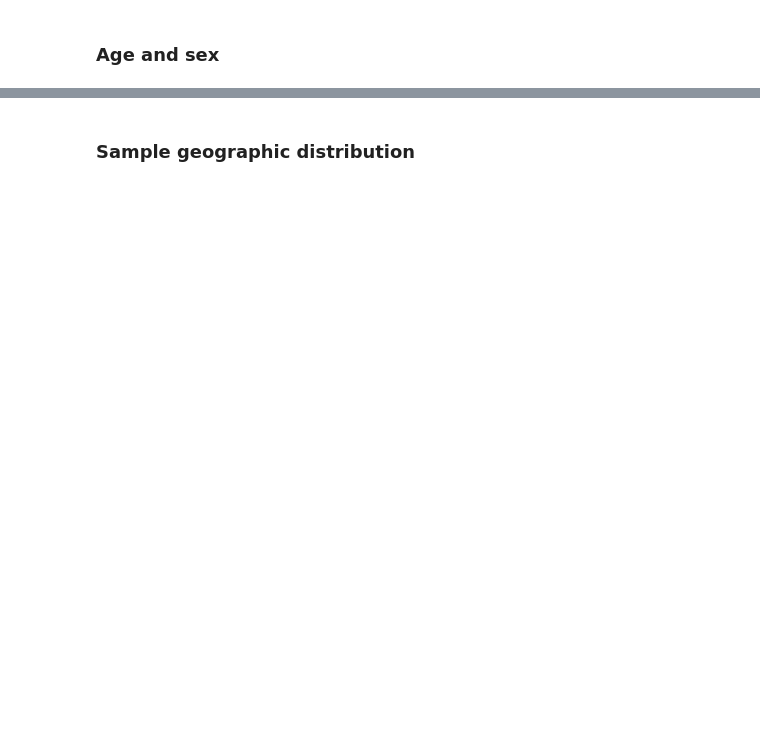
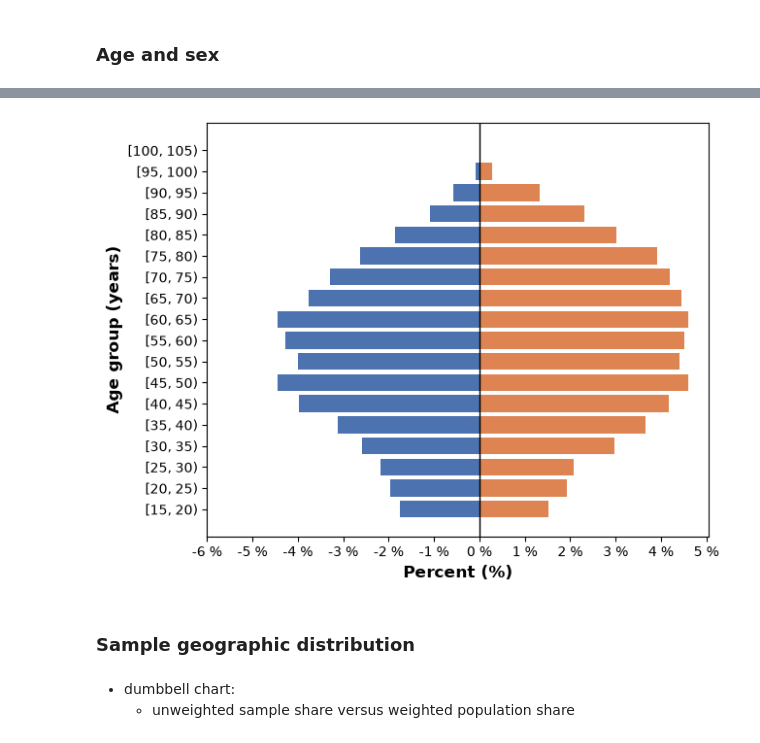
Before and after one commit to LoloCG/INE-health-data-Test, a Jupyter notebook: notebooks/01_esde_adult_2023_data_audit.ipynb, the cells around one changed output, grey strips where cells are left out. Drawn from its saved outputs; the diff is of its cells as text; code cells hidden in the pictures; blank space fills up the shorter version.

Commit message:
started adding age pyramid unweighted

```diff
--- a/notebooks/01_esde_adult_2023_data_audit.ipynb
+++ b/notebooks/01_esde_adult_2023_data_audit.ipynb
@@ -183,2 +192,56 @@ All 21032 adult records are therefore retained for the population-representation
+# %%
+label_df = add_value_labels(raw_pop_df).drop(columns="EDADa_label")
+
+age_sex_df = label_df.copy().drop(columns=["CCAA","CCAA_label"])
+age_sex_df["age_band"] = pd.cut(
+    age_sex_df["EDADa"],
+    bins=list(range(15, 110, 5)),
+    right=False,
+    ordered=True,
+)
+age_per_band_pct = (
+    age_sex_df
+    .groupby(["SEXOa_label", "age_band"], observed=False)
+    .agg(
+        unweighted_n=("EDADa", "size"),
+        weighted_n=("FACTORADULTO", "sum"),
+    )
+    .reset_index()
+    .assign(
+        unweighted_pct=lambda df: (
+            df["unweighted_n"] / df["unweighted_n"].sum() * 100
+        ),
+        weighted_pct=lambda df: (
+            df["weighted_n"] / df["weighted_n"].sum() * 100
+        ),
+    )
+    .drop(columns=["unweighted_n", "weighted_n"])
+)
+# display(age_per_band_pct)
+
+fig, ax1 = plt.subplots(sharex=False, sharey=True, layout="constrained")
+males = age_per_band_pct["SEXOa_label"] == "Hombre"
+ax1.barh(
+    age_per_band_pct.loc[males, "age_band"].astype(str),
+    -age_per_band_pct.loc[males, "unweighted_pct"],
+    color="#4c72b0",
+    label="Unweighted Hombre"
+)
+ax1.barh(
+    age_per_band_pct.loc[~males, "age_band"].astype(str),
+    age_per_band_pct.loc[~males, "unweighted_pct"],
+    color="#dd8452",
+    label="Unweighted Mujer"
+)
+ax1.axvline(0, color="black", lw=1)
+ax1.set_ylabel("Age group (years)", fontsize=12, fontweight="bold") # ("")
+plt.xticks(range(-6,6), ["{} %".format(i) for i in range(-6,6)])
+plt.xlabel("Percent (%)", fontsize=12, fontweight="bold")
+plt.show()
+# %% [output]
+[figure, added]
 # %% [markdown]
 ### Sample geographic distribution
+# %% [markdown]
+- dumbbell chart:
+    - unweighted sample share versus weighted population share
```
Also changed, not shown: parts of 7 cells of this notebook.
